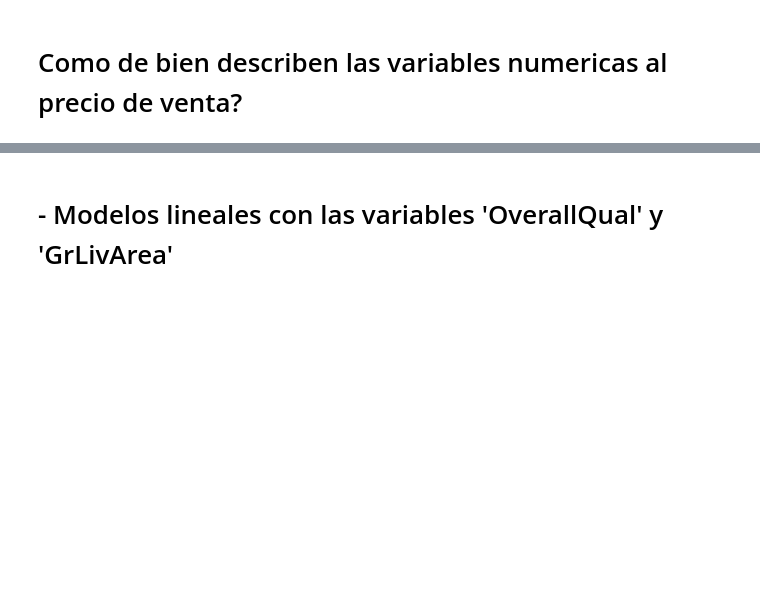
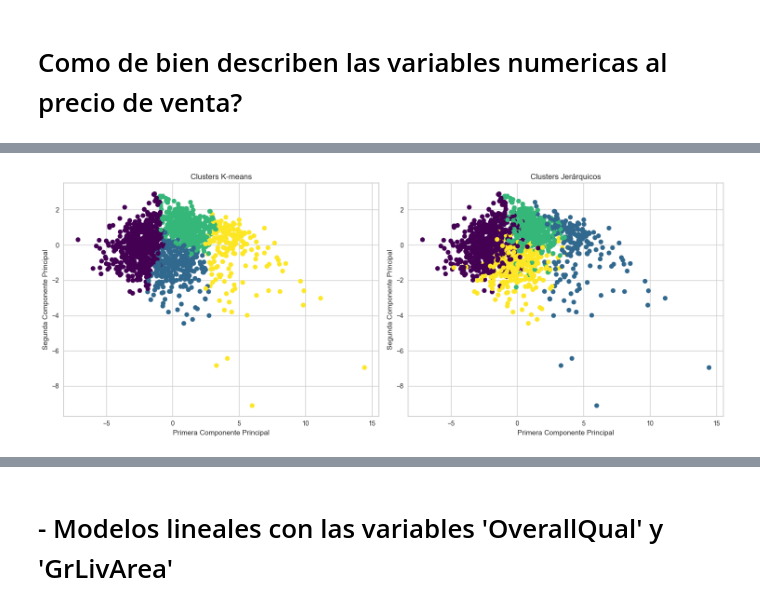
Before and after one commit to JoseAMoralesF/P2-Entrega1-MineriadeDatos, a Jupyter notebook: p2e1.ipynb, the cells around one changed output, grey strips where cells are left out. Drawn from its saved outputs; the diff is of its cells as text; code cells hidden in the pictures; blank space fills up the shorter version.

```diff
--- a/p2e1.ipynb
+++ b/p2e1.ipynb
@@ -224,0 +362,73 @@ plot_scatter_and_hist(numericast, cand, 'SalePrice')
+# %%
+k_optimo = 4
+
+kmeans = KMeans(n_clusters=k_optimo, random_state=42, n_init=10)
+clusters_kmeans = kmeans.fit_predict(X_scaled)
+Z = linkage(X_scaled, method='ward')
+
+clusters_jerarquico = fcluster(Z, k_optimo, criterion='maxclust')
+clusters_jerarquico = clusters_jerarquico - 1
+
+pca = PCA(n_components=2)
+X_pca = pca.fit_transform(X_scaled)
+plt.figure(figsize=(15, 6))
+
+# K-means
+plt.subplot(1, 2, 1)
+plt.scatter(X_pca[:, 0], X_pca[:, 1], c=clusters_kmeans, cmap='viridis')
+plt.title('Clusters K-means')
+plt.xlabel('Primera Componente Principal')
+plt.ylabel('Segunda Componente Principal')
+
+# Clustering Jerárquico
+plt.subplot(1, 2, 2)
+plt.scatter(X_pca[:, 0], X_pca[:, 1], c=clusters_jerarquico, cmap='viridis')
+plt.title('Clusters Jerárquicos')
+plt.xlabel('Primera Componente Principal')
+plt.ylabel('Segunda Componente Principal')
+
+plt.tight_layout()
+plt.show()
+
+
+
+print("\nTamaño de los clusters:")
+print("\nK-means:")
+for i in range(k_optimo):
+    print(f"Cluster {i}: {np.sum(clusters_kmeans == i)} elementos")
+
+print("\nJerárquico:")
+for i in range(k_optimo):
+    print(f"Cluster {i}: {np.sum(clusters_jerarquico == i)} elementos")
+
+
+datos_numericos['Cluster_KMeans'] = clusters_kmeans
+datos_numericos['Cluster_Hierarchical'] = clusters_jerarquico
+
+sizes_comparison = pd.DataFrame({
+    'K-means': [np.sum(clusters_kmeans == i) for i in range(k_optimo)],
+    'Jerárquico': [np.sum(clusters_jerarquico == i) for i in range(k_optimo)]
+}, index=[f'Cluster {i}' for i in range(k_optimo)])
+
+print("\nComparación de tamaños de clusters:")
+print(sizes_comparison)
+
+print("\nCaracterísticas promedio de cada cluster:")
+
+print("\nK-means:")
+for i in range(k_optimo):
+    cluster_data = datos_numericos[datos_numericos['Cluster_KMeans'] == i]
+    print(f"\nCluster {i} ({len(cluster_data)} elementos):")
+    means = cluster_data[columnas_numericas].mean()
+    for col, mean in means.items():
+        print(f"{col}: {mean:.2f}")
+
+print("\nJerárquico:")
+for i in range(k_optimo):
+    cluster_data = datos_numericos[datos_numericos['Cluster_Hierarchical'] == i]
+    print(f"\nCluster {i} ({len(cluster_data)} elementos):")
+    means = cluster_data[columnas_numericas].mean()
+    for col, mean in means.items():
+        print(f"{col}: {mean:.2f}")
+# %% [output]
+[figure, added]
```
Also changed, not shown: parts of 30 cells of this notebook, 1 other file.
